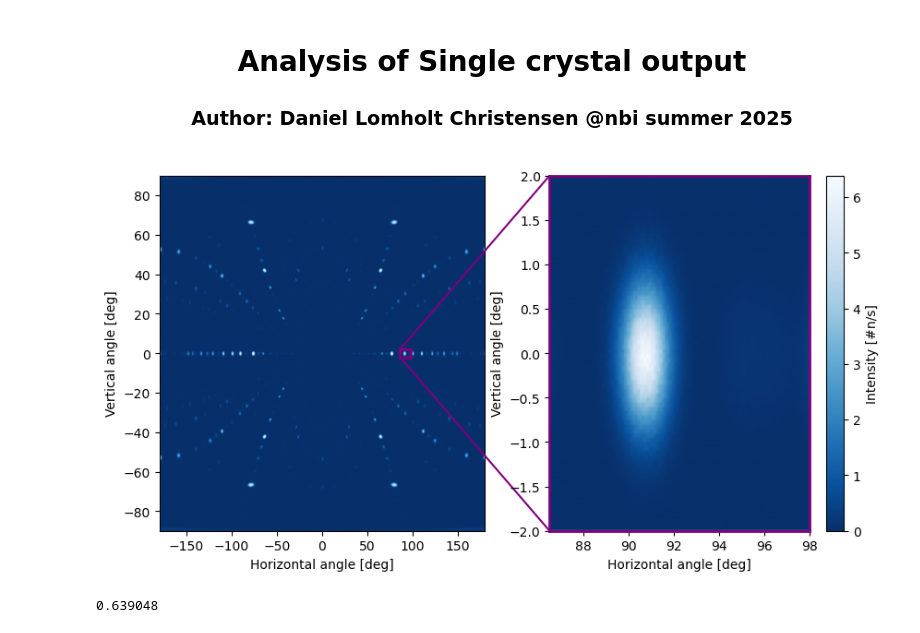
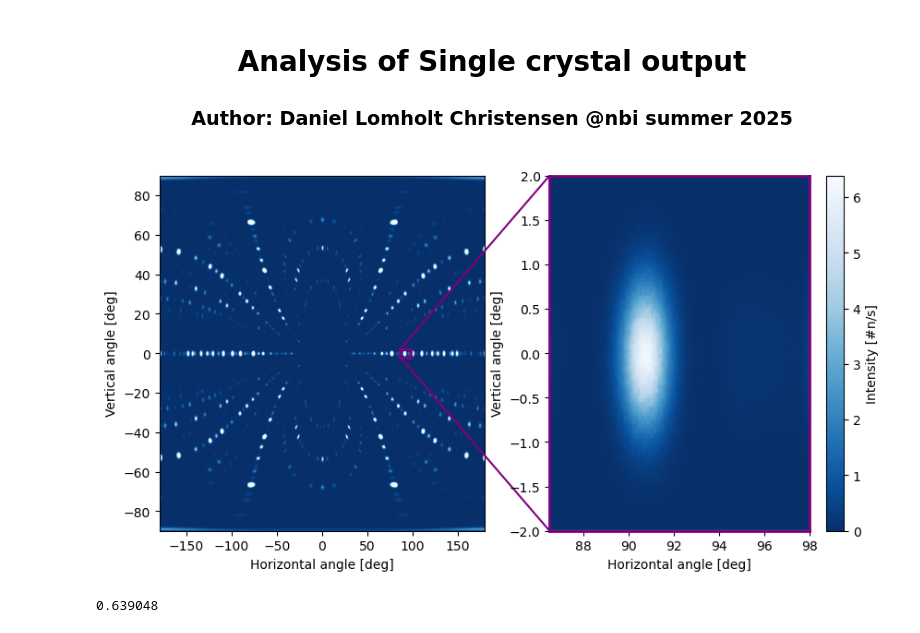
Before and after one commit to Lomholy/McStas_sample_component, a Jupyter notebook: Single_crystal/Analytical.ipynb, the cells around one changed output. Drawn from its saved outputs; the diff is of its cells as text; code cells hidden in the pictures.

```diff
--- a/Single_crystal/Analytical.ipynb
+++ b/Single_crystal/Analytical.ipynb
@@ -29,7 +29,7 @@ X, Y = np.meshgrid(np.linspace(*azim, 3600), np.linspace(*vert,3600))
 # First plot the 4 Pi monitor
 fig, ax = plt.subplots(figsize=(10,5), ncols=2)
 ax[0].imshow(fourPiMon.Intensity, norm='symlog',
-             cmap='Blues_r',
+             cmap='Blues_r', vmin=0, vmax=0.5,
              extent =fourPiMon.metadata.limits, aspect='auto')
 ax[0].set(xlabel='Horizontal angle [deg]', ylabel='Vertical angle [deg]')
 ax[1].set(xlabel='Horizontal angle [deg]', ylabel='Vertical angle [deg]')
@@ -41,34 +41,34 @@ y_max = 2
 mask = ((X>x_min) & (X<x_max))
 mask = mask & ((Y>y_min) & (Y<y_max))
 zoomed_in = np.where(mask, fourPiMon.Intensity, np.nan)   # same shape as X (3600, 3600)
 
 heat = ax[1].imshow(zoomed_in, norm='linear',cmap='Blues_r', aspect='auto',
                     extent=fourPiMon.metadata.limits)
 ax[1].set_xlim(x_min, x_max)   # zoom in x-range
 ax[1].set_ylim(y_min, y_max)   # zoom in y-range
 fig.colorbar(heat, label=r"Intensity [#n/s]")
 # Make a
 
 # --- Add a zooming box on the left plot ---
 import matplotlib.patches as patches
 from mpl_toolkits.axes_grid1.inset_locator import mark_inset
 rect = patches.Rectangle((x_min, y_min),   # lower left corner
                          x_max - x_min,    # width
                          y_max - y_min,    # height
                          linewidth=2, edgecolor='purple', facecolor='none')
 ax[0].add_patch(rect)
 
 # --- Draw connector lines between box and zoom subplot ---
 mark_inset(ax[0], ax[1],
            loc1=2, loc2=3,   # corners to connect (2=upper left, 4=lower right)
            fc="none", ec="purple", lw=1.5)
 
 # --- Add colored border around zoomed plot ---
 for spine in ax[1].spines.values():
     spine.set_edgecolor("purple")
     spine.set_linewidth(2)
 # %% [output]
-[figure, old version]
+[figure, new version]
 # %%
 0.639048
 # %% [output]
```
Also changed, not shown: 1 other file.
